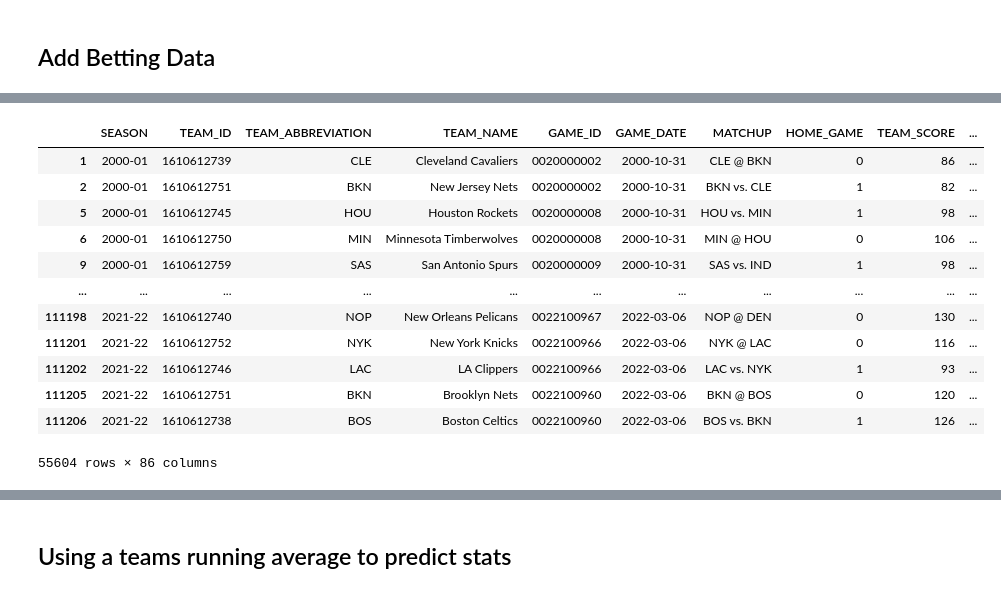
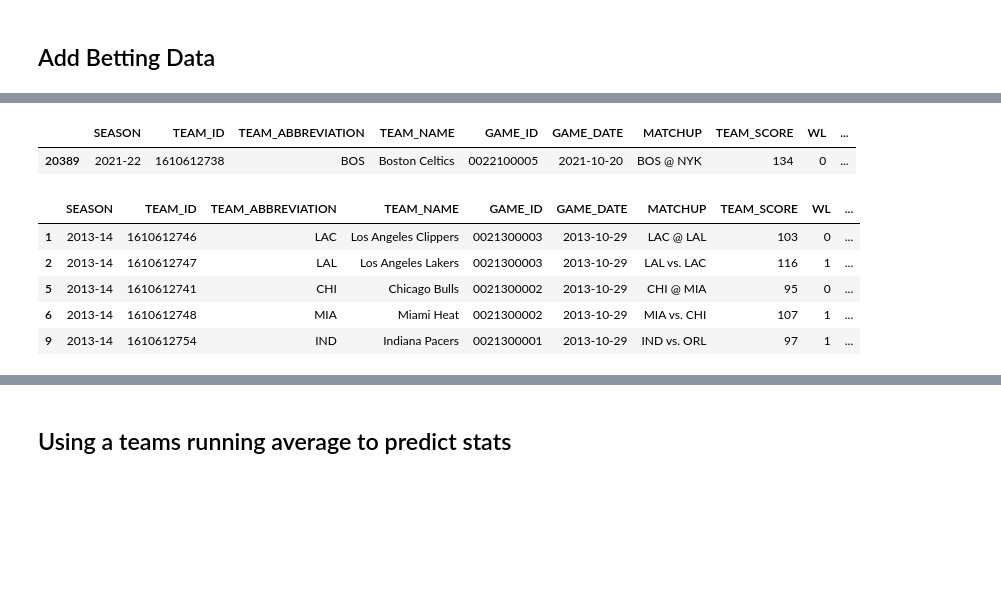
Before and after one commit to jnish23/NBA_Model_V2, a Jupyter notebook: notebooks/predicting_points_scored with_tracking.ipynb, the cells around one changed output, grey strips where cells are left out. Cells and saved outputs as stored; diff of their text form; code cells hidden in the pictures; blank space fills up the shorter version.

```diff
--- a/notebooks/predicting_points_scored with_tracking.ipynb
+++ b/notebooks/predicting_points_scored with_tracking.ipynb
@@ -146,6 +144,5 @@ clean_df
 # %%
 # from src.data.make_team_dataset import prep_for_aggregation
-
 
 def prep_for_aggregation(df):
     """This function...
@@ -160,7 +157,7 @@ def prep_for_aggregation(df):
                           'AST_RATIO', 'E_TM_TOV_PCT', 'TM_TOV_PCT',
                           'EFG_PCT', 'TS_PCT', 'USG_PCT', 'E_USG_PCT',
                           'PACE_PER40', 'MIN', 'PIE', 'CFG_PCT', 'UFG_PCT',
-                          'DFG_PCT'])
+                          'DFG_PCT', 'E_OFF_RATING', 'E_DEF_RATING', 'E_NET_RATING'])
 
     df['FG2M'] = df['FGM'] - df['FG3M']
     df['FG2A'] = df['FGA'] - df['FG3A']
@@ -177,6 +174,24 @@ def prep_for_aggregation(df):
     df['RECORD'] = df['WL']
     df['TEAM_SCORE'] = df['PTS']
 
+    df = df.drop(columns = ['PCT_FGA_2PT', 'PCT_FGA_3PT', 'PCT_PTS_2PT',
+                          'PCT_PTS_2PT_MR', 'PCT_PTS_3PT', 'PCT_PTS_FB',
+                          'PCT_PTS_FT','PCT_PTS_OFF_TOV', 'PCT_PTS_PAINT',
+                          'PCT_AST_2PM', 'PCT_UAST_2PM','PCT_AST_3PM',
+                          'PCT_UAST_3PM', 'PCT_AST_FGM', 'PCT_UAST_FGM',
+                          'E_PACE'])
+
+    ## Reorder Columns
+
+    df = df[['SEASON', 'TEAM_ID', 'TEAM_ABBREVIATION', 'TEAM_NAME', 'GAME_ID',
+       'GAME_DATE', 'MATCHUP', 'TEAM_SCORE', 'WL', 'POINT_DIFF', 'HOME_GAME', 'RECORD',
+       'FG2M', 'FG2A', 'FG3M', 'FG3A', 'FTM', 'FTA', 'OREB', 'DREB', 'REB',
+       'AST', 'STL', 'BLK', 'TOV', 'PF', 'PTS',
+       'PLUS_MINUS', 'OFF_RATING', 'DEF_RATING', 'NET_RATING', 'PACE',
+       'POSS', 'DIST', 'ORBC', 'DRBC', 'RBC', 'TCHS', 'SAST', 'FTAST', 'PASS',
+       'CFGM', 'CFGA', 'UFGM', 'UFGA', 'DFGM', 'DFGA', 'PTS_2PT_MR', 'PTS_FB', 'PTS_OFF_TOV', 'PTS_PAINT', 'AST_2PM',
+       'AST_3PM', 'UAST_2PM', 'UAST_3PM']]
+
     return df
 
 
@@ -291,6 +275,8 @@ def clean_moneyline_df(df=moneylines):
     moneylines = pd.concat(
         [df.iloc[:, :4], highest_home_ml, highest_away_ml], axis=1)
 
+    moneylines['GM_DATE'] = pd.to_datetime(moneylines['GM_DATE'])
+
     return moneylines
 # %%
 clean_mls = clean_moneyline_df(df=moneylines)
@@ -374,6 +344,7 @@ def clean_spreads_df(df=spreads):
 
     spreads = pd.concat(
         [df.iloc[:, :4], highest_home_spread, highest_away_spread], axis=1)
+    spreads['GM_DATE'] = pd.to_datetime(spreads['GM_DATE'])
 
     return spreads
 # %%
@@ -468,10 +437,10 @@ def normalize_per_100_poss(df):
     df = df.copy(deep=True)
 
     df.iloc[:, 12:27] = 100*df.iloc[:, 12:27].div(df['PACE'], axis=0)
-    df.iloc[:,  35:-4] = 100*df.iloc[:, 35:-4].div(df['PACE'], axis=0)
+    df.iloc[:,  34:-4] = 100*df.iloc[:, 34:-4].div(df['PACE'], axis=0)
 
     return df
 
 stats_per_100 = normalize_per_100_poss(merged_df)
-stats_per_100
+stats_per_100.head()
 # %% [output]
@@ -491,37 +453,36 @@ stats_per_100
+# %%
+stats_per_100.loc[(stats_per_100['GAME_DATE'] == '2021-10-20')
+                  &(stats_per_100['TEAM_ABBREVIATION'] == 'BOS')]
+# %% [output]
+|  | SEASON | TEAM_ID | TEAM_ABBREVIATION | TEAM_NAME | GAME_ID | GAME_DATE | MATCHUP | TEAM_SCORE | WL | ... |
+| 20389 | 2021-22 | 1610612738 | BOS | Boston Celtics | 0022100005 | 2021-10-20 | BOS @ NYK | 134 | 0 | ... |
 # %%
 def create_matchups(df):
     """This function makes each row a matchup between
     team and opp"""
     df = df.copy()
 
 
-    matchups = pd.merge(df, df, on=['GAME_ID'], suffixes=['', '_opp'])
+    matchups = pd.merge(df.iloc[:, :-4], df, on=['GAME_ID'], suffixes=['', '_opp'])
     matchups = matchups.loc[matchups['TEAM_ABBREVIATION'] != matchups['TEAM_ABBREVIATION_opp']]
 
     matchups = matchups.drop(columns = ['SEASON_opp',
                              'TEAM_ABBREVIATION_opp', 'GAME_DATE_opp',
                              'MATCHUP_opp', 'HOME_GAME_opp', 'TEAM_NAME_opp',
-                                       'TEAM_ID_opp']
+                                       'TEAM_ID_opp', 'WL_opp', ]
                  )
 
     matchups
 
     return matchups
 
 
 matchups = create_matchups(stats_per_100)
-matchups
+matchups.head()
 # %% [output]
-|  | SEASON | TEAM_ID | TEAM_ABBREVIATION | TEAM_NAME | GAME_ID | GAME_DATE | MATCHUP | HOME_GAME | TEAM_SCORE | ... |
-| 1 | 2000-01 | 1610612739 | CLE | Cleveland Cavaliers | 0020000002 | 2000-10-31 | CLE @ BKN | 0 | 86 | ... |
-| 2 | 2000-01 | 1610612751 | BKN | New Jersey Nets | 0020000002 | 2000-10-31 | BKN vs. CLE | 1 | 82 | ... |
-| 5 | 2000-01 | 1610612745 | HOU | Houston Rockets | 0020000008 | 2000-10-31 | HOU vs. MIN | 1 | 98 | ... |
-| 6 | 2000-01 | 1610612750 | MIN | Minnesota Timberwolves | 0020000008 | 2000-10-31 | MIN @ HOU | 0 | 106 | ... |
-| 9 | 2000-01 | 1610612759 | SAS | San Antonio Spurs | 0020000009 | 2000-10-31 | SAS vs. IND | 1 | 98 | ... |
-| ... | ... | ... | ... | ... | ... | ... | ... | ... | ... | ... |
-| 111198 | 2021-22 | 1610612740 | NOP | New Orleans Pelicans | 0022100967 | 2022-03-06 | NOP @ DEN | 0 | 130 | ... |
-| 111201 | 2021-22 | 1610612752 | NYK | New York Knicks | 0022100966 | 2022-03-06 | NYK @ LAC | 0 | 116 | ... |
-| 111202 | 2021-22 | 1610612746 | LAC | LA Clippers | 0022100966 | 2022-03-06 | LAC vs. NYK | 1 | 93 | ... |
-| 111205 | 2021-22 | 1610612751 | BKN | Brooklyn Nets | 0022100960 | 2022-03-06 | BKN @ BOS | 0 | 120 | ... |
-| 111206 | 2021-22 | 1610612738 | BOS | Boston Celtics | 0022100960 | 2022-03-06 | BOS vs. BKN | 1 | 126 | ... |
+|  | SEASON | TEAM_ID | TEAM_ABBREVIATION | TEAM_NAME | GAME_ID | GAME_DATE | MATCHUP | TEAM_SCORE | WL | ... |
+| 1 | 2013-14 | 1610612746 | LAC | Los Angeles Clippers | 0021300003 | 2013-10-29 | LAC @ LAL | 103 | 0 | ... |
+| 2 | 2013-14 | 1610612747 | LAL | Los Angeles Lakers | 0021300003 | 2013-10-29 | LAL vs. LAC | 116 | 1 | ... |
+| 5 | 2013-14 | 1610612741 | CHI | Chicago Bulls | 0021300002 | 2013-10-29 | CHI @ MIA | 95 | 0 | ... |
+| 6 | 2013-14 | 1610612748 | MIA | Miami Heat | 0021300002 | 2013-10-29 | MIA vs. CHI | 107 | 1 | ... |
+| 9 | 2013-14 | 1610612754 | IND | Indiana Pacers | 0021300001 | 2013-10-29 | IND vs. ORL | 97 | 1 | ... |
-55604 rows × 86 columns
```
Also changed, not shown: parts of 45 cells of this notebook, 5 other files.
